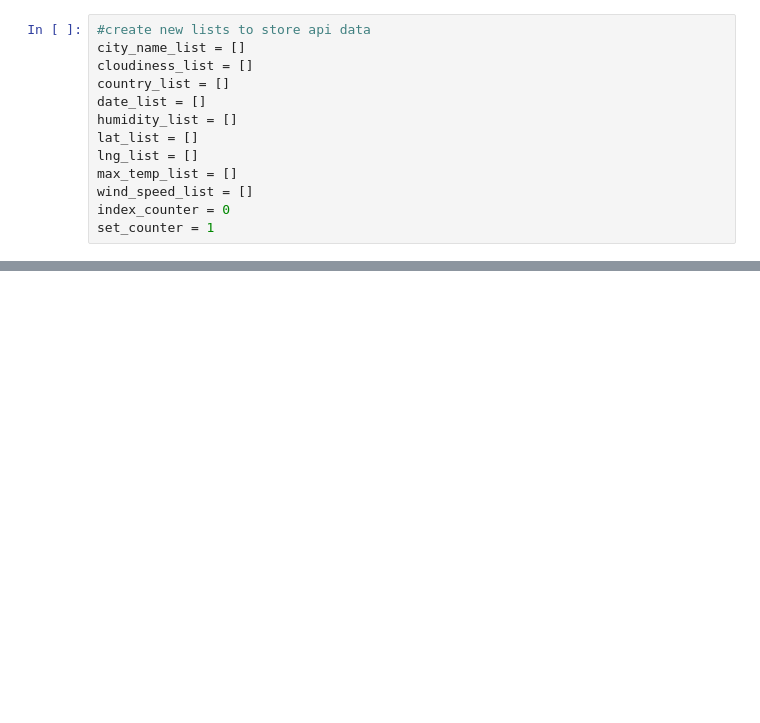
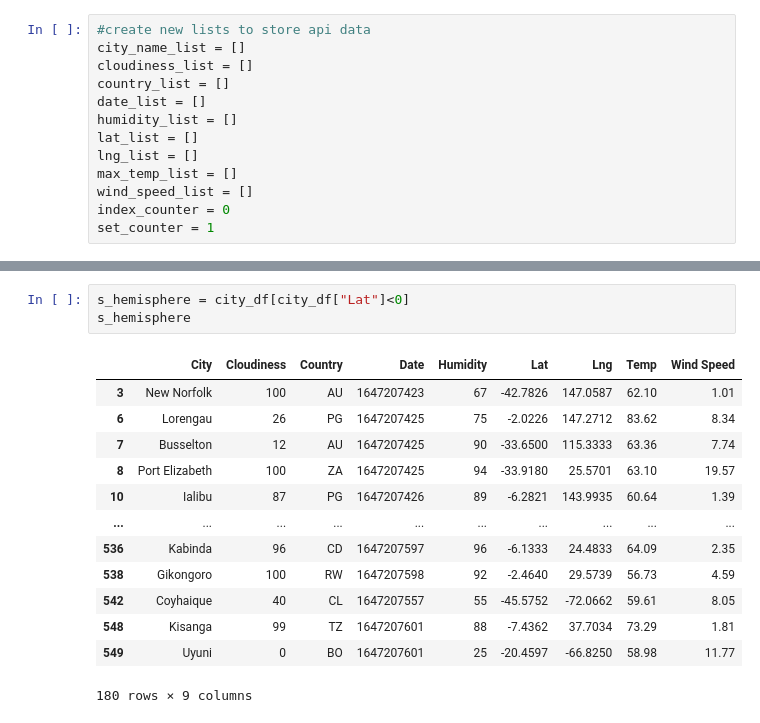
Before and after one commit to gabriellaburns/python-api-challenge, a Jupyter notebook: weatherpy/weatherpy.ipynb, the cells around one changed output, grey strips where cells are left out. Saved outputs shown, nothing was run; the diff lists cells and outputs as text; blank space fills up the shorter version.

```diff
--- a/weatherpy/weatherpy.ipynb
+++ b/weatherpy/weatherpy.ipynb
@@ -156,0 +163,17 @@ plt.savefig("lat_vs_temp.png")
+# %%
+s_hemisphere = city_df[city_df["Lat"]<0]
+s_hemisphere
+# %% [output]
+|  | City | Cloudiness | Country | Date | Humidity | Lat | Lng | Temp | Wind Speed |
+| 3 | New Norfolk | 100 | AU | 1647207423 | 67 | -42.7826 | 147.0587 | 62.10 | 1.01 |
+| 6 | Lorengau | 26 | PG | 1647207425 | 75 | -2.0226 | 147.2712 | 83.62 | 8.34 |
+| 7 | Busselton | 12 | AU | 1647207425 | 90 | -33.6500 | 115.3333 | 63.36 | 7.74 |
+| 8 | Port Elizabeth | 100 | ZA | 1647207425 | 94 | -33.9180 | 25.5701 | 63.10 | 19.57 |
+| 10 | Ialibu | 87 | PG | 1647207426 | 89 | -6.2821 | 143.9935 | 60.64 | 1.39 |
+| ... | ... | ... | ... | ... | ... | ... | ... | ... | ... |
+| 536 | Kabinda | 96 | CD | 1647207597 | 96 | -6.1333 | 24.4833 | 64.09 | 2.35 |
+| 538 | Gikongoro | 100 | RW | 1647207598 | 92 | -2.4640 | 29.5739 | 56.73 | 4.59 |
+| 542 | Coyhaique | 40 | CL | 1647207557 | 55 | -45.5752 | -72.0662 | 59.61 | 8.05 |
+| 548 | Kisanga | 99 | TZ | 1647207601 | 88 | -7.4362 | 37.7034 | 73.29 | 1.81 |
+| 549 | Uyuni | 0 | BO | 1647207601 | 25 | -20.4597 | -66.8250 | 58.98 | 11.77 |
+180 rows × 9 columns
```
Also changed, not shown: parts of 21 cells of this notebook, 14 other files.
